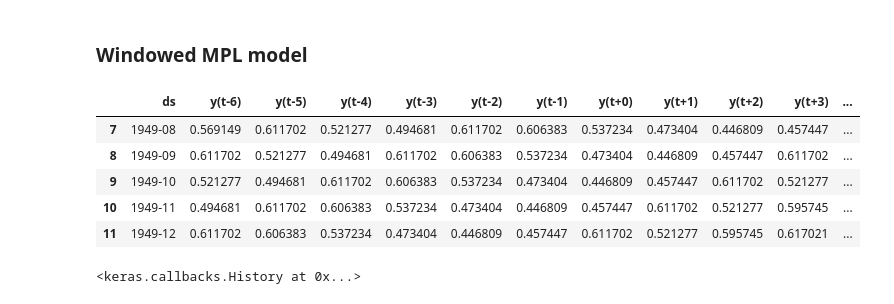
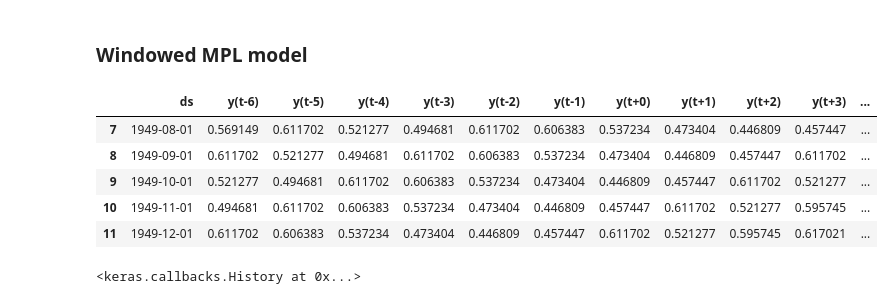
Before and after one commit to jzmnd/time-series-templates, a Jupyter notebook: time_series_templates.ipynb, the cells around one changed output. Cells and saved outputs as stored; diff of their text form; code cells hidden in the pictures.

```diff
--- a/time_series_templates.ipynb
+++ b/time_series_templates.ipynb
@@ -375,2 +387,5 @@ look_fwd = 12
+# %%
+ts = TSData.from_file("./data/AirPassengers.csv", test_split=12, look_back=6, look_fwd=12)
+ts.set_column_names("ds", "y")
 # %%
 # perform differencing and rescaling
@@ -381,9 +396,9 @@ ts_nn.series_to_supervised(look_back, look_fwd)
 # %%
-ts_nn.data.head()
+ts.data.head()
 # %% [output]
 |  | ds | y(t-6) | y(t-5) | y(t-4) | y(t-3) | y(t-2) | y(t-1) | y(t+0) | y(t+1) | y(t+2) | y(t+3) | ... |
-| 7 | 1949-08 | 0.569149 | 0.611702 | 0.521277 | 0.494681 | 0.611702 | 0.606383 | 0.537234 | 0.473404 | 0.446809 | 0.457447 | ... |
-| 8 | 1949-09 | 0.611702 | 0.521277 | 0.494681 | 0.611702 | 0.606383 | 0.537234 | 0.473404 | 0.446809 | 0.457447 | 0.611702 | ... |
-| 9 | 1949-10 | 0.521277 | 0.494681 | 0.611702 | 0.606383 | 0.537234 | 0.473404 | 0.446809 | 0.457447 | 0.611702 | 0.521277 | ... |
-| 10 | 1949-11 | 0.494681 | 0.611702 | 0.606383 | 0.537234 | 0.473404 | 0.446809 | 0.457447 | 0.611702 | 0.521277 | 0.595745 | ... |
-| 11 | 1949-12 | 0.611702 | 0.606383 | 0.537234 | 0.473404 | 0.446809 | 0.457447 | 0.611702 | 0.521277 | 0.595745 | 0.617021 | ... |
+| 7 | 1949-08-01 | 0.569149 | 0.611702 | 0.521277 | 0.494681 | 0.611702 | 0.606383 | 0.537234 | 0.473404 | 0.446809 | 0.457447 | ... |
+| 8 | 1949-09-01 | 0.611702 | 0.521277 | 0.494681 | 0.611702 | 0.606383 | 0.537234 | 0.473404 | 0.446809 | 0.457447 | 0.611702 | ... |
+| 9 | 1949-10-01 | 0.521277 | 0.494681 | 0.611702 | 0.606383 | 0.537234 | 0.473404 | 0.446809 | 0.457447 | 0.611702 | 0.521277 | ... |
+| 10 | 1949-11-01 | 0.494681 | 0.611702 | 0.606383 | 0.537234 | 0.473404 | 0.446809 | 0.457447 | 0.611702 | 0.521277 | 0.595745 | ... |
+| 11 | 1949-12-01 | 0.611702 | 0.606383 | 0.537234 | 0.473404 | 0.446809 | 0.457447 | 0.611702 | 0.521277 | 0.595745 | 0.617021 | ... |
```
Also changed, not shown: parts of 65 cells of this notebook.
